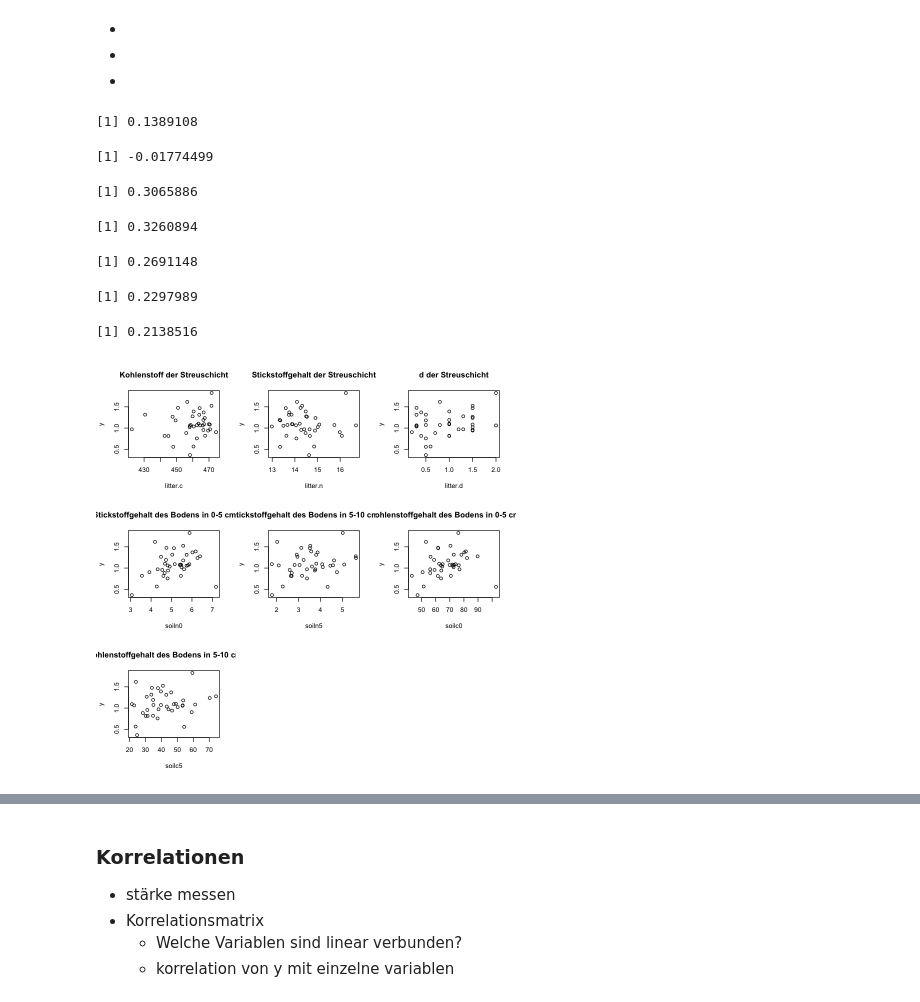
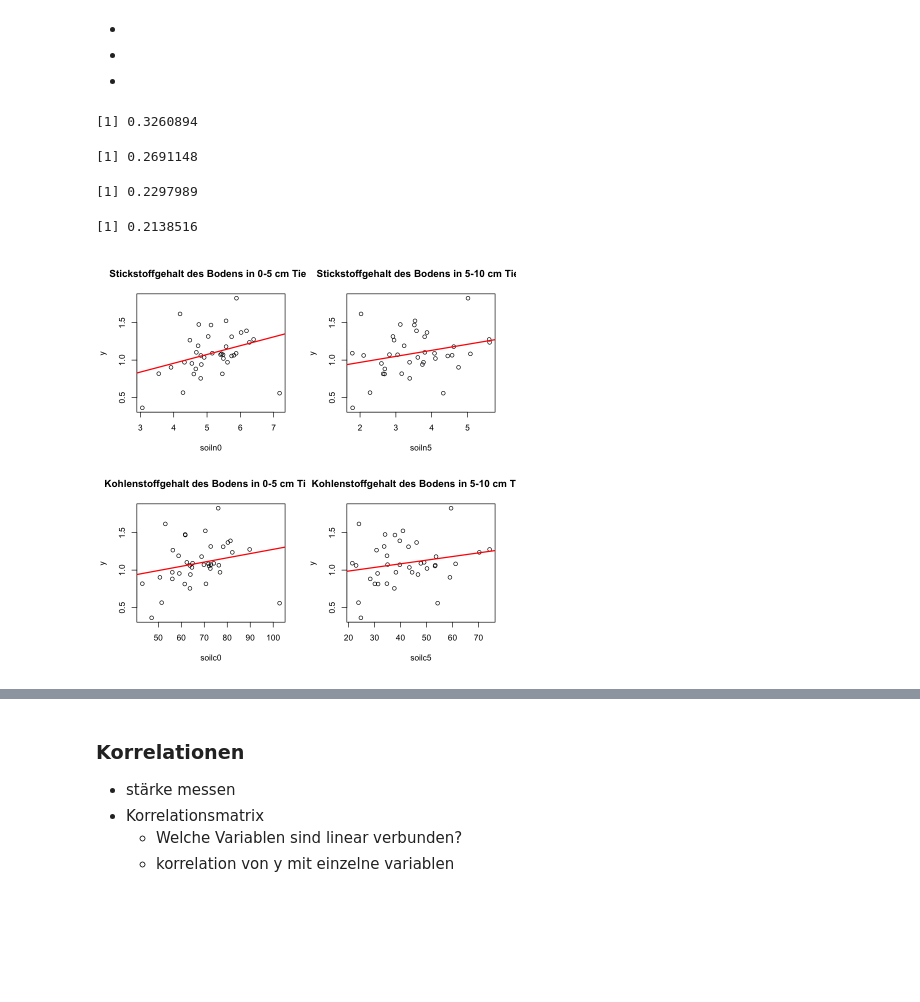
Before and after one commit to anshkhubchandani/statistik, a Jupyter notebook: projekt10.ipynb, the cells around one changed output, grey strips where cells are left out. Drawn from its saved outputs; the diff is of its cells as text; code cells hidden in the pictures; blank space fills up the shorter version.

```diff
--- a/projekt10.ipynb
+++ b/projekt10.ipynb
@@ -262,33 +309,28 @@ cor(y, hainich.data$rootc5) #neg
 -
 -
 # %%
-#Boden/streuschicht Nährstoffe
-par(mfrow=c(3,3))
-plot(y ~ litter.c, hainich.data, main="Kohlenstoff der Streuschicht")
-plot(y ~ litter.n, hainich.data, main="Stickstoffgehalt der Streuschicht")
-plot(y ~ litter.d, hainich.data, main="d der Streuschicht")
-cor(y, hainich.data$litter.c)
-cor(y, hainich.data$litter.n)
-cor(y, hainich.data$litter.d)
+#Boden Nährstoffe
 
+par(mfrow=c(2,2))
 plot(y ~ soiln0, hainich.data, main=" Stickstoffgehalt des Bodens in 0-5 cm Tiefe")
+abline(lm(y ~ soiln0, data=hainich.data), col= "red", lwd=2)
 plot(y ~ soiln5, hainich.data, main=" Stickstoffgehalt des Bodens in 5-10 cm Tiefe")
+abline(lm(y ~ soiln5, data=hainich.data), col= "red", lwd=2)
 cor(y, hainich.data$soiln0)
 cor(y, hainich.data$soiln5)
 
 plot(y ~ soilc0, hainich.data, main=" Kohlenstoffgehalt des Bodens in 0-5 cm Tiefe")
+abline(lm(y ~ soilc0, data=hainich.data), col= "red", lwd=2)
 plot(y ~ soilc5, hainich.data, main=" Kohlenstoffgehalt des Bodens in 5-10 cm Tiefe")
+abline(lm(y ~ soilc5, data=hainich.data), col= "red", lwd=2)
 cor(y, hainich.data$soilc0)
 cor(y, hainich.data$soilc5)
 # %% [output]
-[1] 0.1389108
+[1] 0.3260894
-[1] -0.01774499
+[1] 0.2691148
-[1] 0.3065886
+[1] 0.2297989
-[1] 0.3260894
+[1] 0.2138516
-[1] 0.2691148
-[1] 0.2297989
-[1] 0.2138516
-[figure, old version]
+[figure, new version]
 # %%
 # Nährstoffe der Streuschicht bzw. des Bodens i
 par(mfrow=c(3,3))
```
Also changed, not shown: parts of 19 cells of this notebook.
